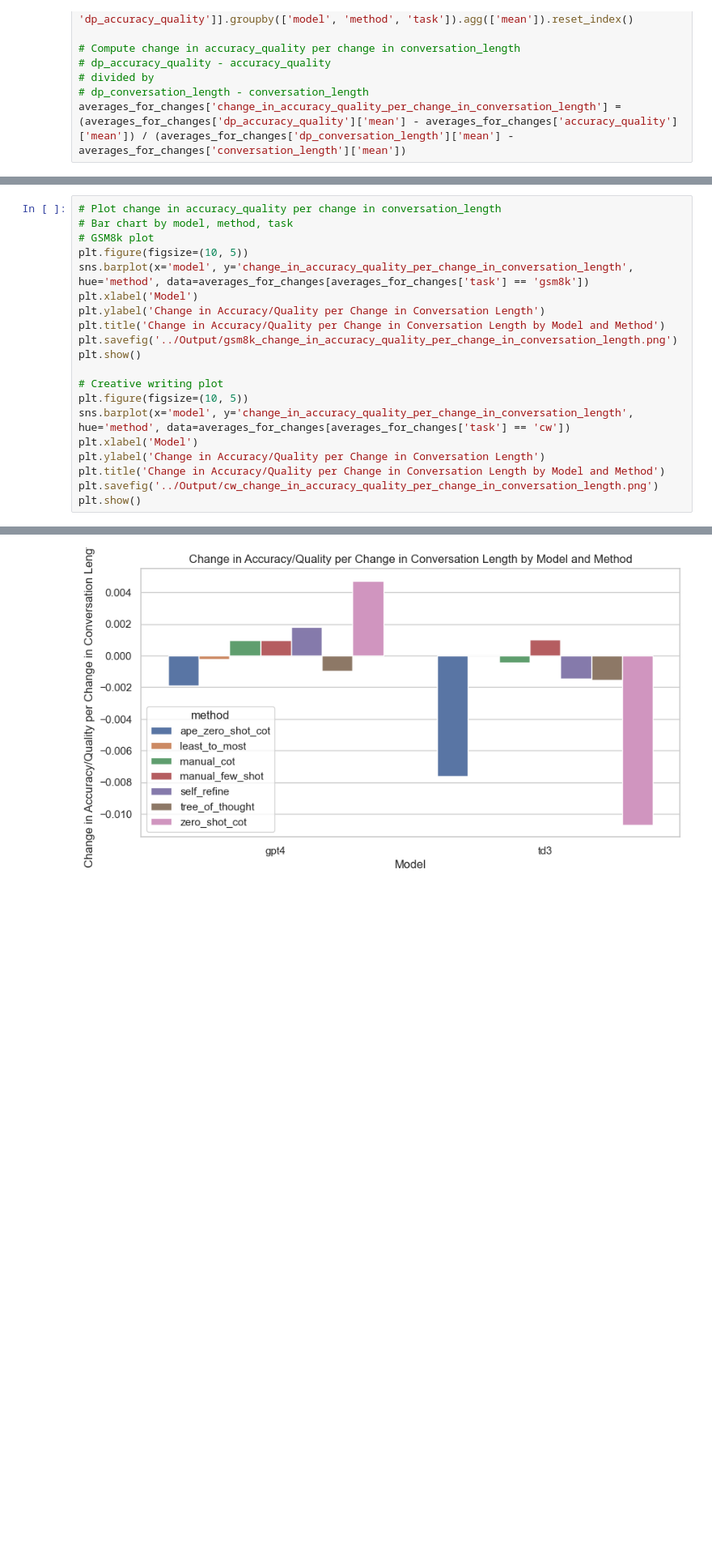
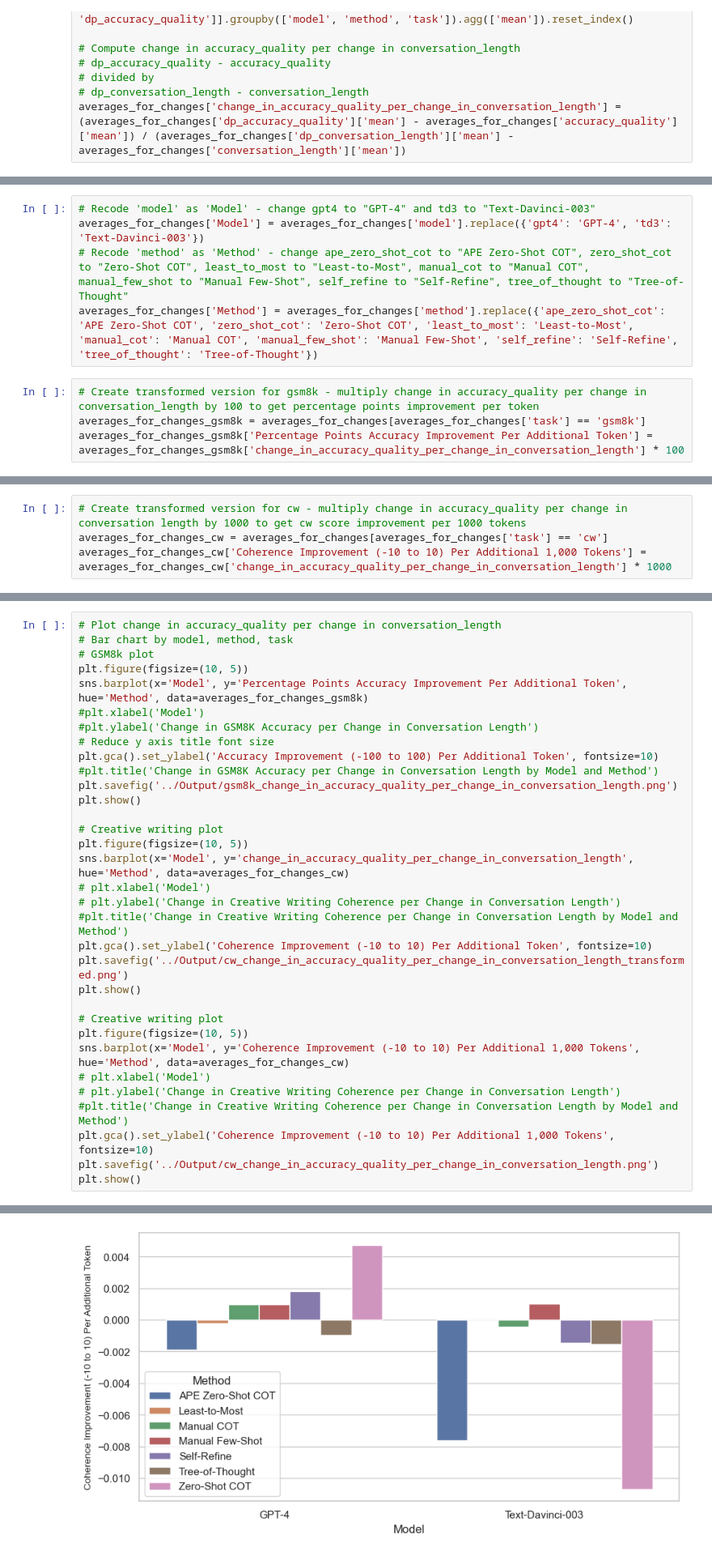
Before and after one commit to ijyliu/anlp23-project, a Jupyter notebook: Data/06 - Analyze Metrics and Conduct Inference.ipynb, the cells around one changed output, grey strips where cells are left out. Shown at 81% size. Drawn from its saved outputs; the diff is of its cells as text; blank space fills up the shorter version.

```diff
--- a/Data/06 - Analyze Metrics and Conduct Inference.ipynb
+++ b/Data/06 - Analyze Metrics and Conduct Inference.ipynb
@@ -496,0 +583,9 @@ averages_for_changes['change_in_accuracy_quality_per_change_in_conversation_leng
+# %%
+# Recode 'model' as 'Model' - change gpt4 to "GPT-4" and td3 to "Text-Davinci-003"
+averages_for_changes['Model'] = averages_for_changes['model'].replace({'gpt4': 'GPT-4', 'td3': 'Text-Davinci-003'})
+# Recode 'method' as 'Method' - change ape_zero_shot_cot to "APE Zero-Shot COT", zero_shot_cot to "Zero-Shot COT", least_to_most to "Least-to-Most", manual_cot to "Manual COT", manual_few_shot to "Manual Few-Shot", self_refine to "Self-Refine", tree_of_thought to "Tree-of-Thought"
+averages_for_changes['Method'] = averages_for_changes['method'].replace({'ape_zero_shot_cot': 'APE Zero-Shot COT', 'zero_shot_cot': 'Zero-Shot COT', 'least_to_most': 'Least-to-Most', 'manual_cot': 'Manual COT', 'manual_few_shot': 'Manual Few-Shot', 'self_refine': 'Self-Refine', 'tree_of_thought': 'Tree-of-Thought'})
+# %%
+# Create transformed version for gsm8k - multiply change in accuracy_quality per change in conversation_length by 100 to get percentage points improvement per token
+averages_for_changes_gsm8k = averages_for_changes[averages_for_changes['task'] == 'gsm8k']
+averages_for_changes_gsm8k['Percentage Points Accuracy Improvement Per Additional Token'] = averages_for_changes_gsm8k['change_in_accuracy_quality_per_change_in_conversation_length'] * 100
@@ -496,0 +598,4 @@ averages_for_changes['change_in_accuracy_quality_per_change_in_conversation_leng
+# %%
+# Create transformed version for cw - multiply change in accuracy_quality per change in conversation length by 1000 to get cw score improvement per 1000 tokens
+averages_for_changes_cw = averages_for_changes[averages_for_changes['task'] == 'cw']
+averages_for_changes_cw['Coherence Improvement (-10 to 10) Per Additional 1,000 Tokens'] = averages_for_changes_cw['change_in_accuracy_quality_per_change_in_conversation_length'] * 1000
@@ -499,19 +610,32 @@ averages_for_changes['change_in_accuracy_quality_per_change_in_conversation_leng
 # Bar chart by model, method, task
 # GSM8k plot
 plt.figure(figsize=(10, 5))
-sns.barplot(x='model', y='change_in_accuracy_quality_per_change_in_conversation_length', hue='method', data=averages_for_changes[averages_for_changes['task'] == 'gsm8k'])
-plt.xlabel('Model')
-plt.ylabel('Change in Accuracy/Quality per Change in Conversation Length')
-plt.title('Change in Accuracy/Quality per Change in Conversation Length by Model and Method')
+sns.barplot(x='Model', y='Percentage Points Accuracy Improvement Per Additional Token', hue='Method', data=averages_for_changes_gsm8k)
+#plt.xlabel('Model')
+#plt.ylabel('Change in GSM8K Accuracy per Change in Conversation Length')
+# Reduce y axis title font size
+plt.gca().set_ylabel('Accuracy Improvement (-100 to 100) Per Additional Token', fontsize=10)
+#plt.title('Change in GSM8K Accuracy per Change in Conversation Length by Model and Method')
 plt.savefig('../Output/gsm8k_change_in_accuracy_quality_per_change_in_conversation_length.png')
 plt.show()
 
 # Creative writing plot
 plt.figure(figsize=(10, 5))
-sns.barplot(x='model', y='change_in_accuracy_quality_per_change_in_conversation_length', hue='method', data=averages_for_changes[averages_for_changes['task'] == 'cw'])
-plt.xlabel('Model')
-plt.ylabel('Change in Accuracy/Quality per Change in Conversation Length')
-plt.title('Change in Accuracy/Quality per Change in Conversation Length by Model and Method')
+sns.barplot(x='Model', y='change_in_accuracy_quality_per_change_in_conversation_length', hue='Method', data=averages_for_changes_cw)
+# plt.xlabel('Model')
+# plt.ylabel('Change in Creative Writing Coherence per Change in Conversation Length')
+#plt.title('Change in Creative Writing Coherence per Change in Conversation Length by Model and Method')
+plt.gca().set_ylabel('Coherence Improvement (-10 to 10) Per Additional Token', fontsize=10)
+plt.savefig('../Output/cw_change_in_accuracy_quality_per_change_in_conversation_length_transformed.png')
+plt.show()
+
+# Creative writing plot
+plt.figure(figsize=(10, 5))
+sns.barplot(x='Model', y='Coherence Improvement (-10 to 10) Per Additional 1,000 Tokens', hue='Method', data=averages_for_changes_cw)
+# plt.xlabel('Model')
+# plt.ylabel('Change in Creative Writing Coherence per Change in Conversation Length')
+#plt.title('Change in Creative Writing Coherence per Change in Conversation Length by Model and Method')
+plt.gca().set_ylabel('Coherence Improvement (-10 to 10) Per Additional 1,000 Tokens', fontsize=10)
 plt.savefig('../Output/cw_change_in_accuracy_quality_per_change_in_conversation_length.png')
 plt.show()
 # %% [output]
@@ -519 +643 @@ plt.show()
-[figure, old version]
+[figure, new version]
```
Also changed, not shown: parts of 8 cells of this notebook, 6 other files.
